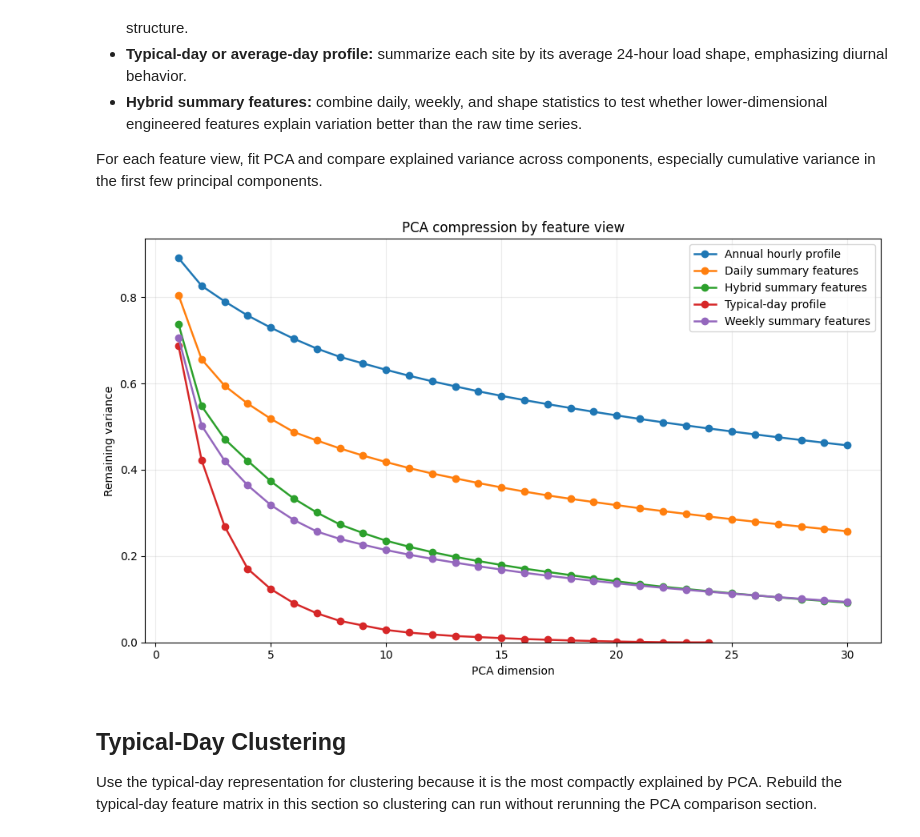
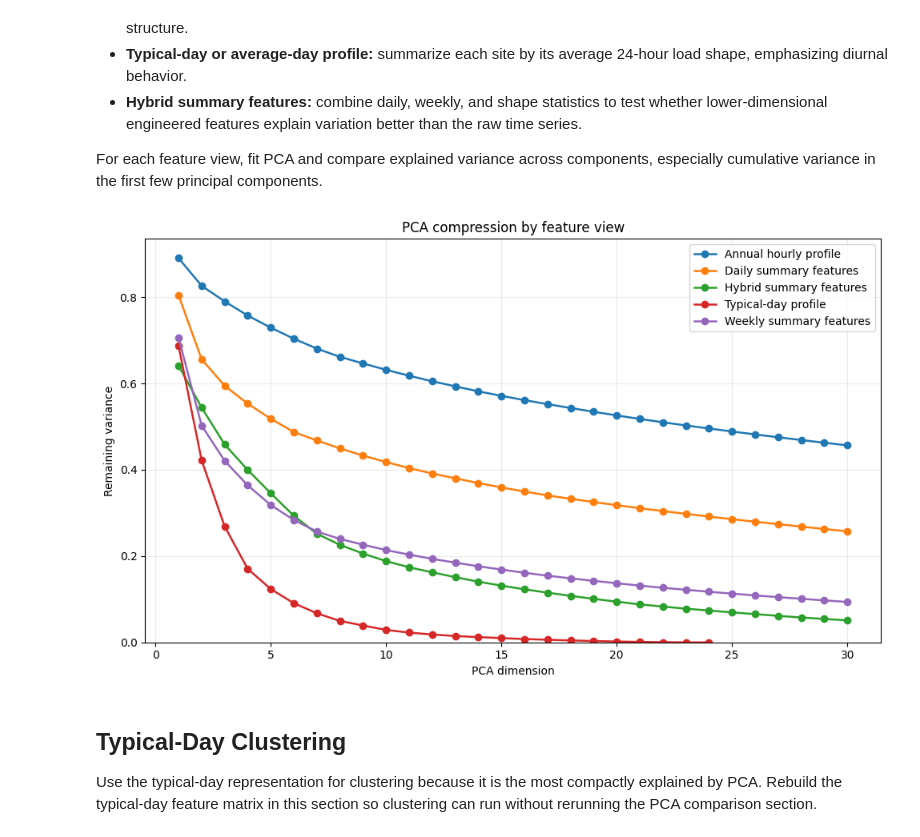
Before and after one commit to AmberJiayuSu/OBGeneration, a Jupyter notebook: validation/notebooks/load_proc.ipynb, the cells around one changed output. Saved outputs shown, nothing was run; the diff lists cells and outputs as text; code cells hidden in the pictures.

```diff
--- a/validation/notebooks/load_proc.ipynb
+++ b/validation/notebooks/load_proc.ipynb
@@ -205,8 +206,7 @@ weekly_features = _flatten_columns(weekly_stats.unstack("week_index"))
 hybrid_features = pd.concat(
     [
         typical_day_features.add_prefix("typical_day_"),
-        weekly_features.filter(like="weekly_mean_").add_prefix("seasonal_"),
-        weekly_features.filter(like="weekly_range_").add_prefix("volatility_"),
+        weekly_features.filter(like="weekly_mean_").add_prefix("weekly_"),
     ],
     axis=1,
 )
@@ -216,34 +216,34 @@ feature_views = {
     "Daily summary features": daily_features,
     "Weekly summary features": weekly_features,
     "Typical-day profile": typical_day_features,
     "Hybrid summary features": hybrid_features,
 }
 
 pca_comparison = pd.concat(
     [_fit_pca_summary(name, features) for name, features in feature_views.items()],
     ignore_index=True,
 )
 
 fig, ax = plt.subplots(figsize=(10, 6))
 for feature_view, view_df in pca_comparison.groupby("feature_view"):
     ax.plot(
         view_df["pca_dimension"],
         view_df["remaining_variance"],
         marker="o",
         linewidth=1.8,
         label=feature_view,
     )
 
 ax.set_title("PCA compression by feature view")
 ax.set_xlabel("PCA dimension")
 ax.set_ylabel("Remaining variance")
 ax.set_ylim(bottom=0)
 ax.grid(True, alpha=0.25)
 ax.legend()
 plt.tight_layout()
 plt.show()
 # %% [output]
-[figure, old version]
+[figure, new version]
 # %% [markdown]
 ## Typical-Day Clustering
 
```
Also changed, not shown: parts of 12 cells of this notebook.
